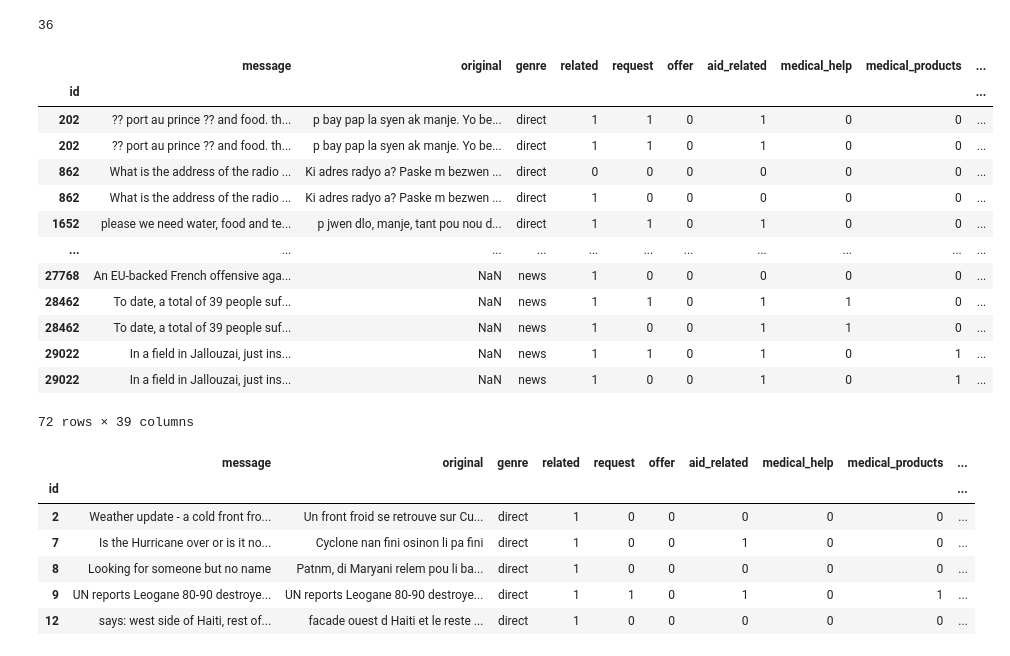
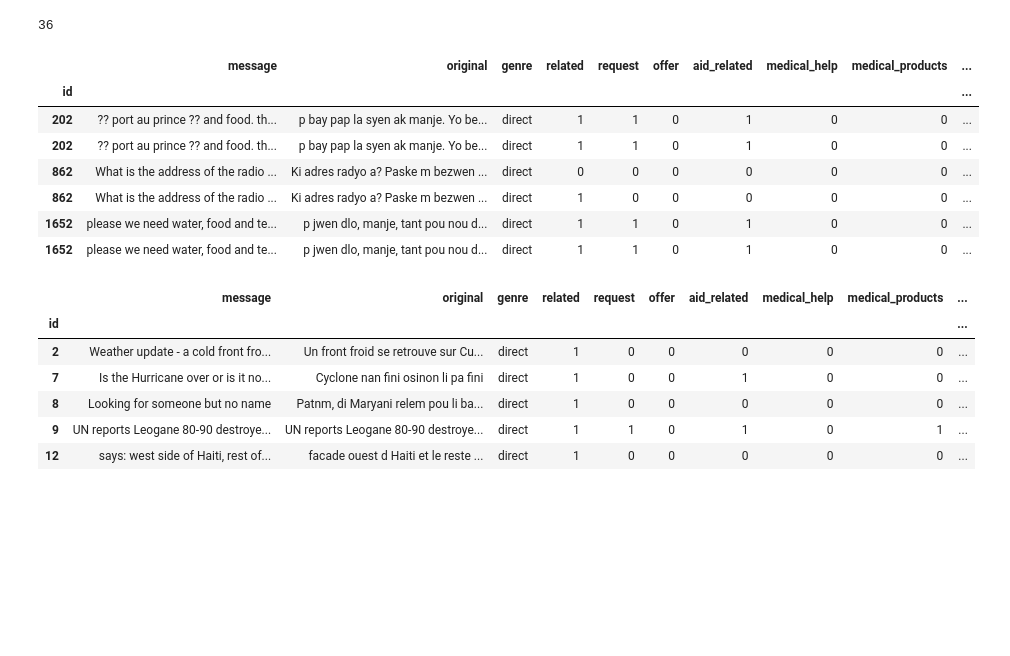
Before and after one commit to JuanitaSmith/disaster_recovery_pipelines, a Jupyter notebook: notebooks/ETL Pipeline Preparation.ipynb, the cells around one changed output. Drawn from its saved outputs; the diff is of its cells as text; code cells hidden in the pictures; blank space fills up the shorter version.

```diff
--- a/notebooks/ETL Pipeline Preparation.ipynb
+++ b/notebooks/ETL Pipeline Preparation.ipynb
@@ -54,6 +65,6 @@ Name: count, dtype: int64
 # %%
 # load categories dataset
-categories = pd.read_csv('../data/categories.csv')
+categories = pd.read_csv(config.path_categories)
 categories.head()
 # %% [output]
 |  | id | categories |
@@ -94,13 +107,13 @@ categories.head()
 | 12 | related-1 | request-0 | offer-0 | aid_related-0 | medical_help-0 | medical_products-0 | search_and_rescue-0 | security-0 | military-0 | child_alone-0 | water-0 | ... |
 # %%
 # extract a list of new column names for categories.
-category_colnames = list(categories.iloc[0,:].str.split('-').str[0])
-print(category_colnames)
+category_column_names = list(categories.iloc[0,:].str.split('-').str[0])
+print(category_column_names)
 # %% [output]
 ['related', 'request', 'offer', 'aid_related', 'medical_help', 'medical_products', 'search_and_rescue', 'security', 'military', 'child_alone', 'water', 'food', 'shelter', 'clothing', 'money', 'missing ...
 # %%
 # rename the columns of dataset `categories`
-categories.columns = category_colnames
+categories.columns = category_column_names
 categories.head()
 # %% [output]
 |  | related | request | offer | aid_related | medical_help | medical_products | search_and_rescue | security | ... |
@@ -120,7 +134,7 @@ for column in categories:
     categories[column] = categories[column].str[-1]
 
     # convert column from string to numeric
-    categories[column] = pd.to_numeric(categories[column])
+    categories[column] = pd.to_numeric(categories[column], downcast='integer')
 
 categories.head()
 # %% [output]
@@ -189,22 +220,16 @@ df.index.duplicated().sum()
 36
 # %%
 # display duplicated index records
-df[df.index.duplicated(keep=False)]
+df[df.index.duplicated(keep=False)][:6]
 # %% [output]
 |  | message | original | genre | related | request | offer | aid_related | medical_help | medical_products | ... |
 | id |  |  |  |  |  |  |  |  |  | ... |
 | 202 | ?? port au prince ?? and food. th... | p bay pap la syen ak manje. Yo be... | direct | 1 | 1 | 0 | 1 | 0 | 0 | ... |
 | 202 | ?? port au prince ?? and food. th... | p bay pap la syen ak manje. Yo be... | direct | 1 | 1 | 0 | 1 | 0 | 0 | ... |
 | 862 | What is the address of the radio ... | Ki adres radyo a? Paske m bezwen ... | direct | 0 | 0 | 0 | 0 | 0 | 0 | ... |
 | 862 | What is the address of the radio ... | Ki adres radyo a? Paske m bezwen ... | direct | 1 | 0 | 0 | 0 | 0 | 0 | ... |
 | 1652 | please we need water, food and te... | p jwen dlo, manje, tant pou nou d... | direct | 1 | 1 | 0 | 1 | 0 | 0 | ... |
-| ... | ... | ... | ... | ... | ... | ... | ... | ... | ... | ... |
-| 27768 | An EU-backed French offensive aga... | NaN | news | 1 | 0 | 0 | 0 | 0 | 0 | ... |
-| 28462 | To date, a total of 39 people suf... | NaN | news | 1 | 1 | 0 | 1 | 1 | 0 | ... |
-| 28462 | To date, a total of 39 people suf... | NaN | news | 1 | 0 | 0 | 1 | 1 | 0 | ... |
-| 29022 | In a field in Jallouzai, just ins... | NaN | news | 1 | 1 | 0 | 1 | 0 | 1 | ... |
-| 29022 | In a field in Jallouzai, just ins... | NaN | news | 1 | 0 | 0 | 1 | 0 | 1 | ... |
+| 1652 | please we need water, food and te... | p jwen dlo, manje, tant pou nou d... | direct | 1 | 1 | 0 | 1 | 0 | 0 | ... |
-72 rows × 39 columns
 # %%
 # drop records with duplicated indexes
 df = df[~df.index.duplicated(keep='first')]
```
Also changed, not shown: parts of 38 cells of this notebook, 30 other files.
